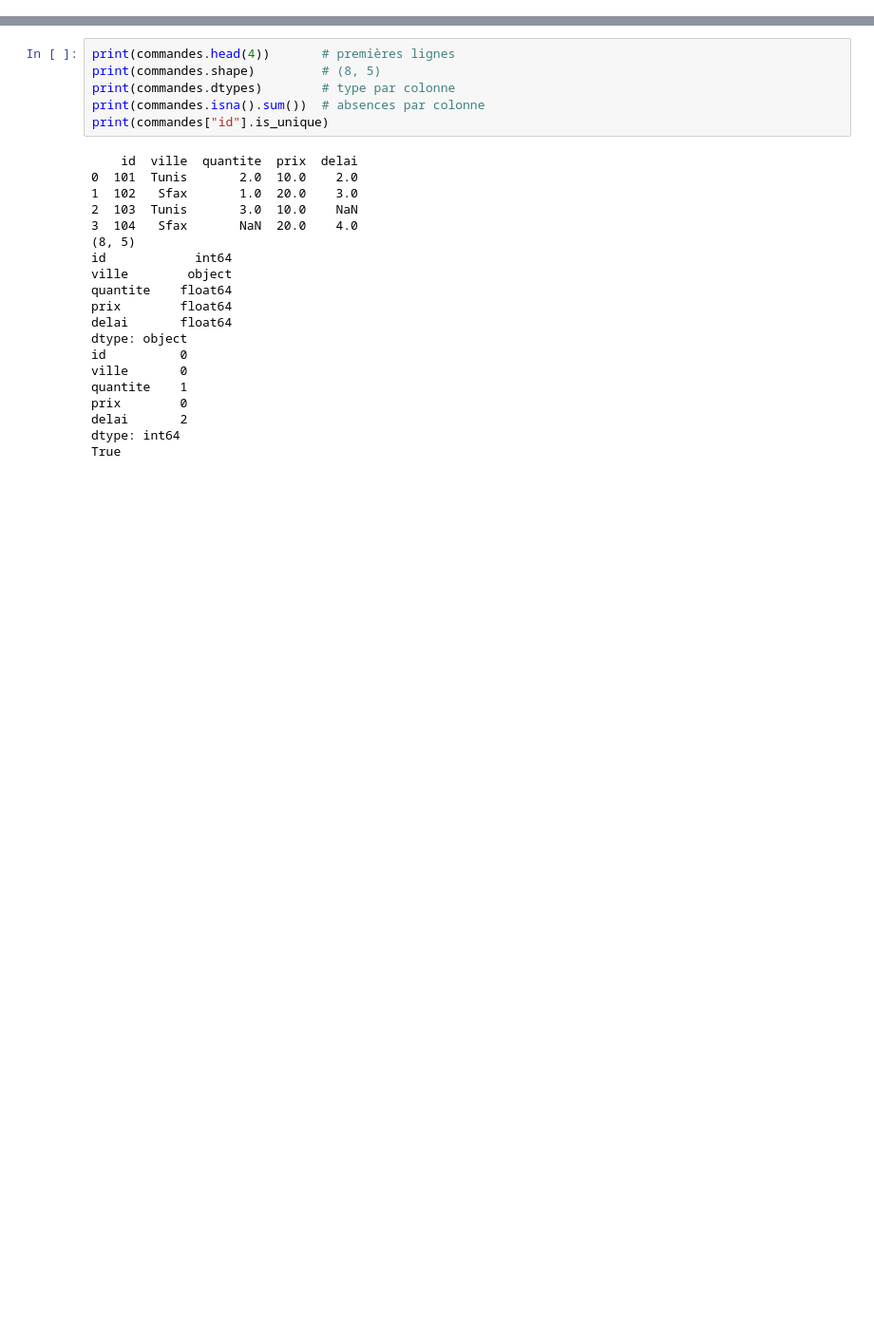
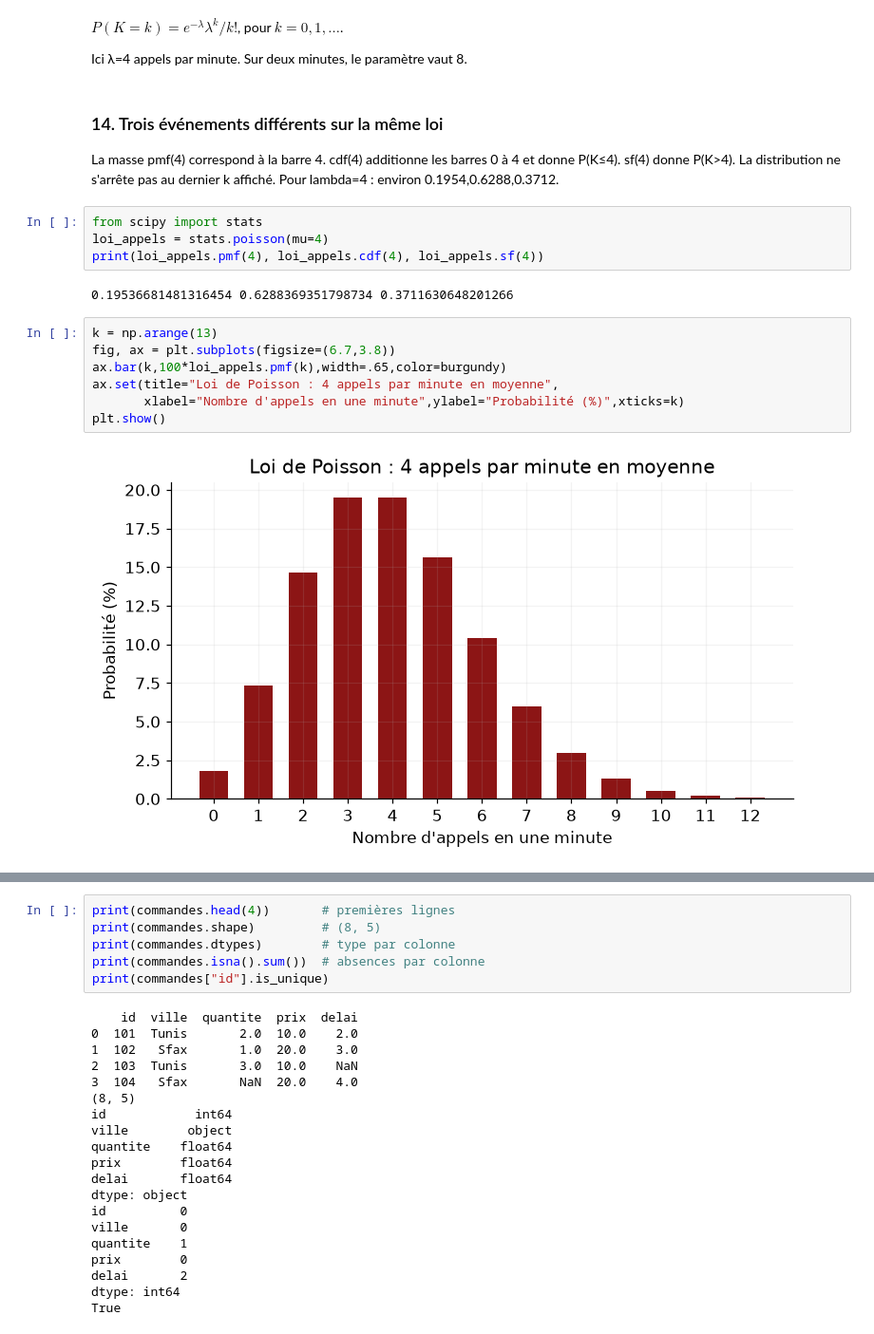
Before and after one commit to BechirTr/python-for-data-science-course, a Jupyter notebook: TD-TP/chapitre_06_applications.ipynb, the cells around one changed output, grey strips where cells are left out. Shown at 95% size. Saved outputs shown, nothing was run; the diff lists cells and outputs as text; blank space fills up the shorter version.

```diff
--- a/TD-TP/chapitre_06_applications.ipynb
+++ b/TD-TP/chapitre_06_applications.ipynb
@@ -576,0 +187,23 @@ La table contient huit lignes et cinq colonnes, une quantité absente et deux d
+# %% [markdown]
+$P(K=k)=e^{-\lambda}\lambda^k/k!$, pour $k=0,1,\ldots$.
+
+Ici λ=4 appels par minute. Sur deux minutes, le paramètre vaut 8.
+# %% [markdown]
+### 14. Trois événements différents sur la même loi
+
+La masse pmf(4) correspond à la barre 4. cdf(4) additionne les barres 0 à 4 et donne P(K≤4). sf(4) donne P(K>4). La distribution ne s'arrête pas au dernier k affiché. Pour lambda=4 : environ 0.1954,0.6288,0.3712.
+# %%
+from scipy import stats
+loi_appels = stats.poisson(mu=4)
+print(loi_appels.pmf(4), loi_appels.cdf(4), loi_appels.sf(4))
+# %% [output]
+0.19536681481316454 0.6288369351798734 0.3711630648201266
+# %%
+k = np.arange(13)
+fig, ax = plt.subplots(figsize=(6.7,3.8))
+ax.bar(k,100*loi_appels.pmf(k),width=.65,color=burgundy)
+ax.set(title="Loi de Poisson : 4 appels par minute en moyenne",
+       xlabel="Nombre d'appels en une minute",ylabel="Probabilité (%)",xticks=k)
+plt.show()
+# %% [output]
+[figure, added]
```
Also changed, not shown: parts of 290 cells of this notebook, 2 other files.
